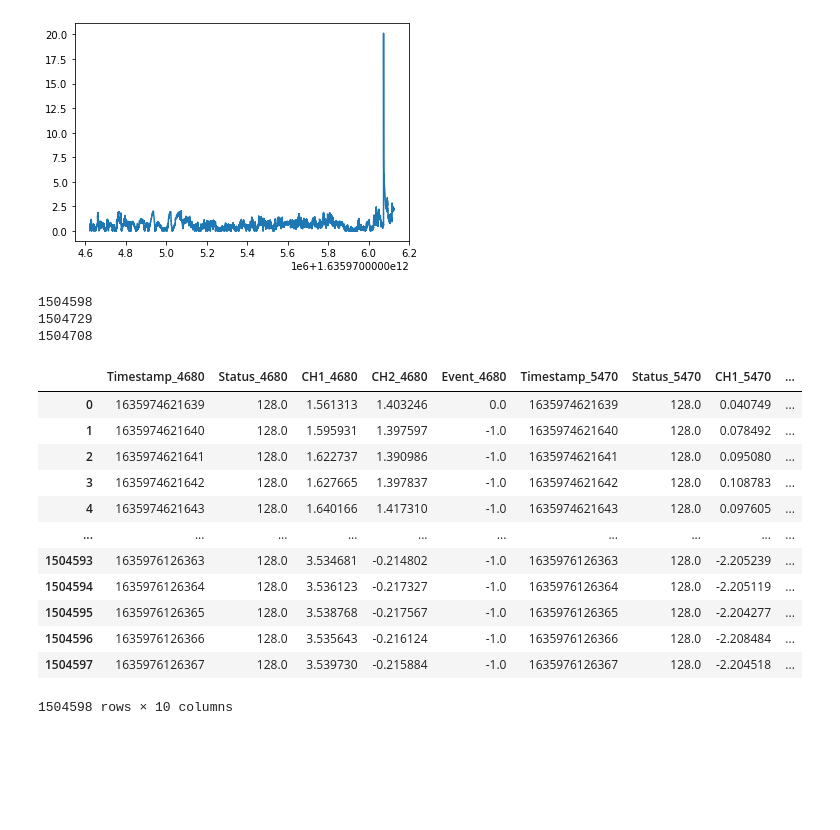
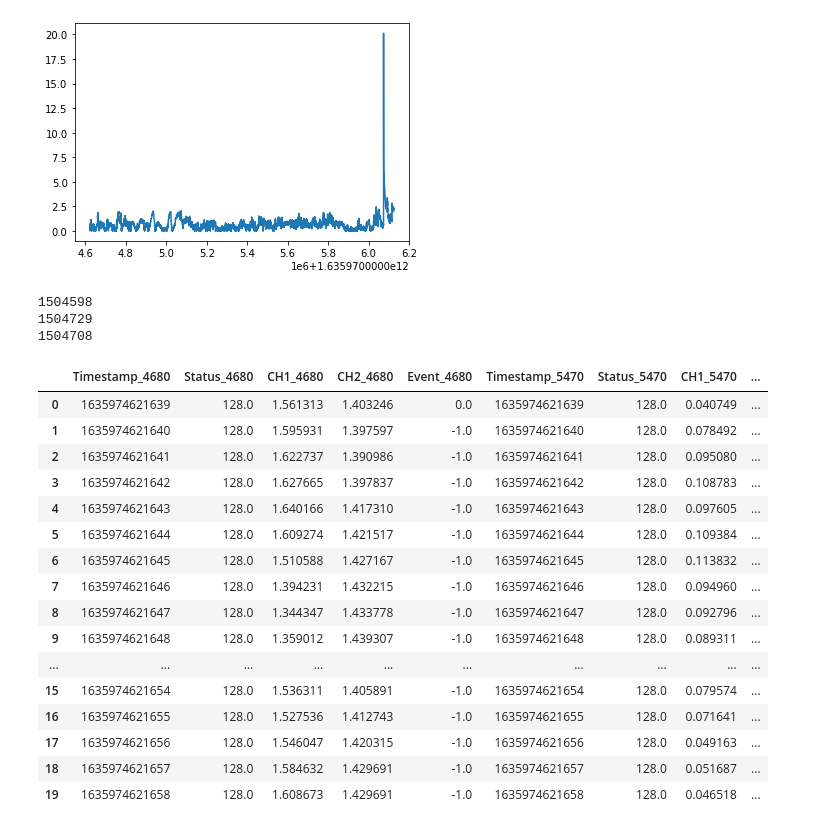
Before and after one commit to eearchey/iron_handmaidens, a Jupyter notebook: plots.ipynb, the cells around one changed output. Saved outputs shown, nothing was run; the diff lists cells and outputs as text; code cells hidden in the pictures; blank space fills up the shorter version.

```diff
--- a/plots.ipynb
+++ b/plots.ipynb
@@ -73,22 +73,26 @@ dfMerge = pd.merge(df4680, df5470, 'inner', left_on='Timestamp_4680', right_on='
 # %%
 print(len(dfMerge))
 print(len(df4680))
 print(len(df5470))
-dfMerge
+dfMerge[:20]
 # %% [output]
 1504598
 1504729
 1504708
 |  | Timestamp_4680 | Status_4680 | CH1_4680 | CH2_4680 | Event_4680 | Timestamp_5470 | Status_5470 | CH1_5470 | ... |
 | 0 | 1635974621639 | 128.0 | 1.561313 | 1.403246 | 0.0 | 1635974621639 | 128.0 | 0.040749 | ... |
 | 1 | 1635974621640 | 128.0 | 1.595931 | 1.397597 | -1.0 | 1635974621640 | 128.0 | 0.078492 | ... |
 | 2 | 1635974621641 | 128.0 | 1.622737 | 1.390986 | -1.0 | 1635974621641 | 128.0 | 0.095080 | ... |
 | 3 | 1635974621642 | 128.0 | 1.627665 | 1.397837 | -1.0 | 1635974621642 | 128.0 | 0.108783 | ... |
 | 4 | 1635974621643 | 128.0 | 1.640166 | 1.417310 | -1.0 | 1635974621643 | 128.0 | 0.097605 | ... |
+| 5 | 1635974621644 | 128.0 | 1.609274 | 1.421517 | -1.0 | 1635974621644 | 128.0 | 0.109384 | ... |
+| 6 | 1635974621645 | 128.0 | 1.510588 | 1.427167 | -1.0 | 1635974621645 | 128.0 | 0.113832 | ... |
+| 7 | 1635974621646 | 128.0 | 1.394231 | 1.432215 | -1.0 | 1635974621646 | 128.0 | 0.094960 | ... |
+| 8 | 1635974621647 | 128.0 | 1.344347 | 1.433778 | -1.0 | 1635974621647 | 128.0 | 0.092796 | ... |
+| 9 | 1635974621648 | 128.0 | 1.359012 | 1.439307 | -1.0 | 1635974621648 | 128.0 | 0.089311 | ... |
 | ... | ... | ... | ... | ... | ... | ... | ... | ... | ... |
-| 1504593 | 1635976126363 | 128.0 | 3.534681 | -0.214802 | -1.0 | 1635976126363 | 128.0 | -2.205239 | ... |
-| 1504594 | 1635976126364 | 128.0 | 3.536123 | -0.217327 | -1.0 | 1635976126364 | 128.0 | -2.205119 | ... |
-| 1504595 | 1635976126365 | 128.0 | 3.538768 | -0.217567 | -1.0 | 1635976126365 | 128.0 | -2.204277 | ... |
-| 1504596 | 1635976126366 | 128.0 | 3.535643 | -0.216124 | -1.0 | 1635976126366 | 128.0 | -2.208484 | ... |
-| 1504597 | 1635976126367 | 128.0 | 3.539730 | -0.215884 | -1.0 | 1635976126367 | 128.0 | -2.204518 | ... |
+| 15 | 1635974621654 | 128.0 | 1.536311 | 1.405891 | -1.0 | 1635974621654 | 128.0 | 0.079574 | ... |
+| 16 | 1635974621655 | 128.0 | 1.527536 | 1.412743 | -1.0 | 1635974621655 | 128.0 | 0.071641 | ... |
+| 17 | 1635974621656 | 128.0 | 1.546047 | 1.420315 | -1.0 | 1635974621656 | 128.0 | 0.049163 | ... |
+| 18 | 1635974621657 | 128.0 | 1.584632 | 1.429691 | -1.0 | 1635974621657 | 128.0 | 0.051687 | ... |
+| 19 | 1635974621658 | 128.0 | 1.608673 | 1.429691 | -1.0 | 1635974621658 | 128.0 | 0.046518 | ... |
-1504598 rows × 10 columns
```
Also changed, not shown: 19 other files.
